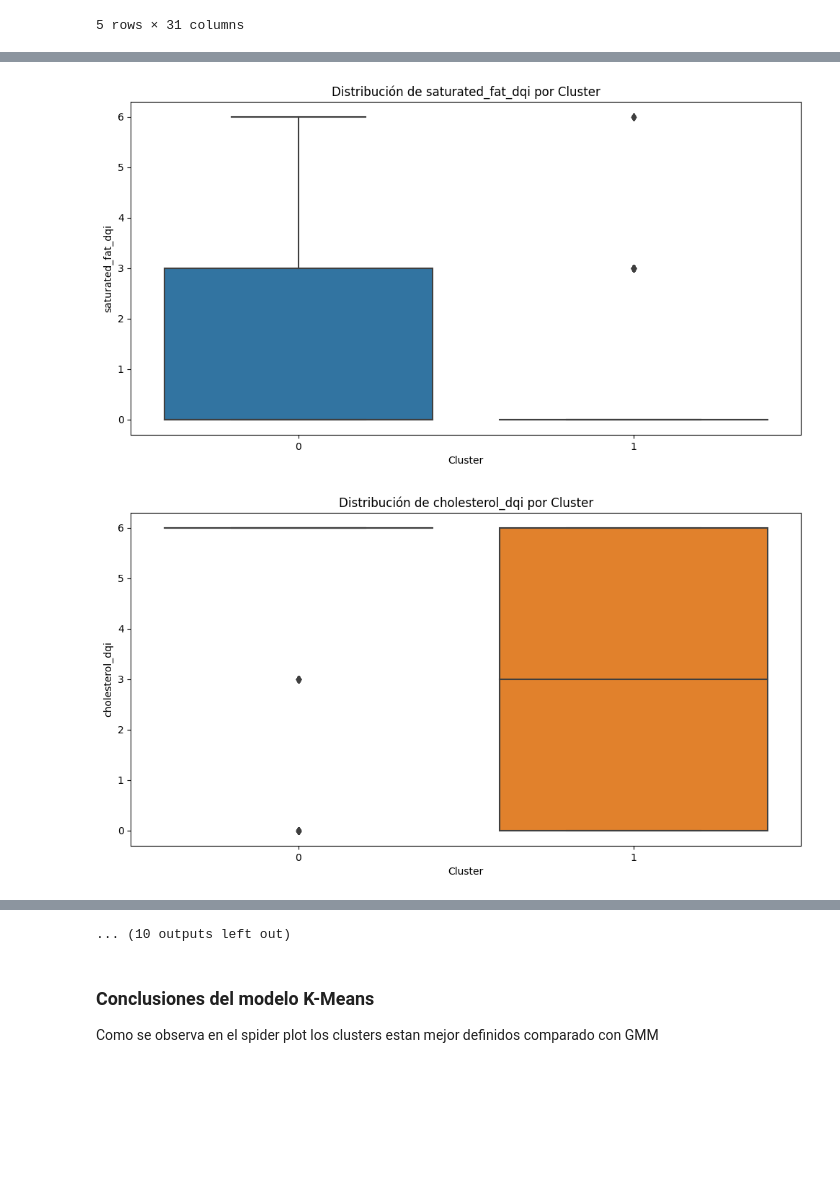
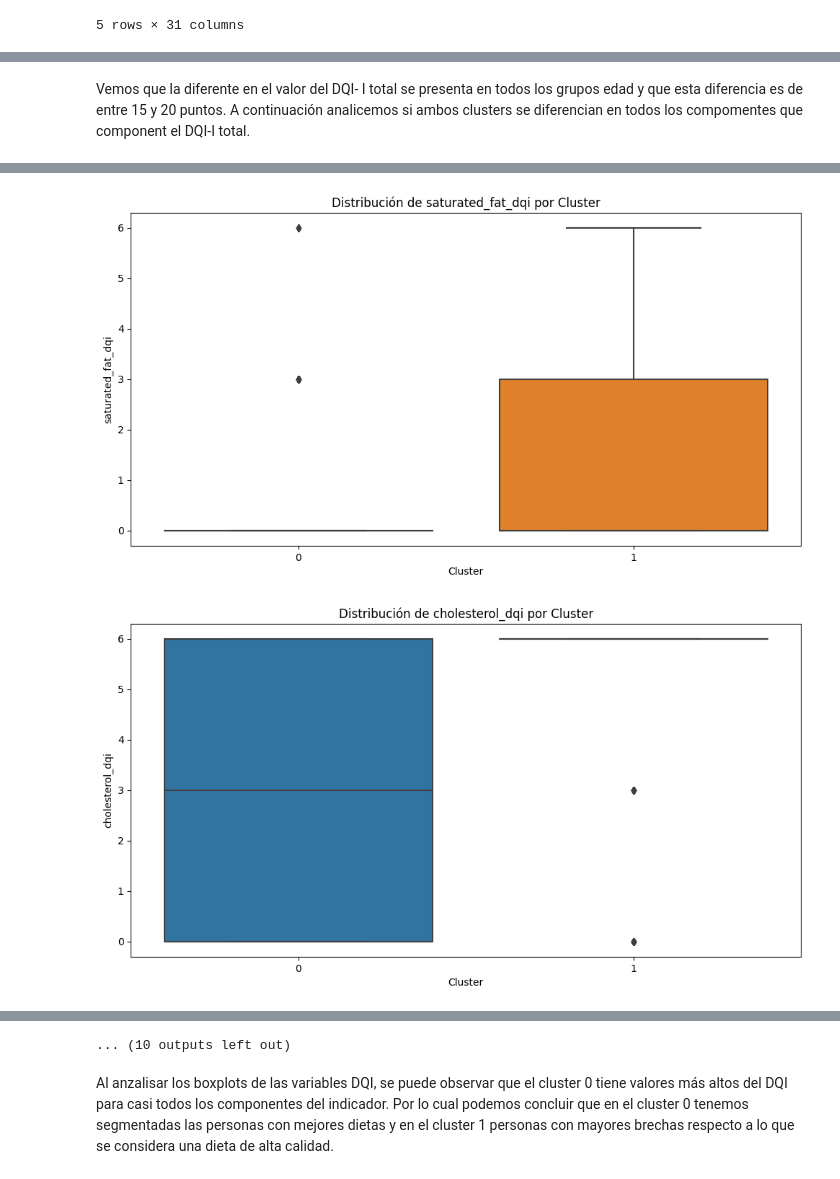
Before and after one commit to christiancalidad/ProyectoIntegradorSep24_Grupo15, a Jupyter notebook: 3.1 Modelo K-Means.ipynb, the cells around one changed output, grey strips where cells are left out. Saved outputs shown, nothing was run; the diff lists cells and outputs as text; code cells hidden in the pictures; blank space fills up the shorter version.

```diff
--- a/3.1 Modelo K-Means.ipynb
+++ b/3.1 Modelo K-Means.ipynb
@@ -16,5 +15,6 @@ from sklearn.mixture import GaussianMixture
 # %%
 df_dqi =pd.read_csv('./Data/Processed/df_dqi_final.csv', sep=';')
+df_clustering_pca = pd.read_csv('./Data/Processed/df_clustering_pca.csv', sep=';')
 df_dqi.head()
 # %% [output]
 |  | folio_integrante | macronutrients_dqi | fatty_acids_dqi | balance_dqi | empty_calories_dqi | total_fat_dqi | ... |
@@ -60,5 +26,0 @@ Como podemos observar en el resultado anterior, tenemos 37 columnas y solo 638 r
-# %%
-
-## Eliminar columnas que no se utilizarán en el proceso de clustering
-df_clustering_pca = df_dqi.copy()
-df_clustering_pca.drop(columns=['folio_integrante','edad', 'ponderador', 'grupo','resultado_general_entrevista'], inplace=True)
@@ -67,16 +26,0 @@ Aplicamos PCA
-# %%
-pipeline = Pipeline([
-    ('scaler', MinMaxScaler()),
-    ('pca', PCA(n_components=0.9))
-])
-
-# 2. Ajustar el pipeline a los datos
-df_clustering_pca = pipeline.fit_transform(df_clustering_pca)
-
-# Ver resultados
-pca_model = pipeline.named_steps['pca']
-print(f"Cantidad de componentes seleccionadas: {pca_model.n_components_}")
-print(f"Porcentaje de varianza explicada: {pca_model.explained_variance_ratio_.sum() * 100:.2f}%")
-
-df_clustering_pca = pd.DataFrame(df_clustering_pca, columns=[f"PC{i+1}" for i in range(pca_model.n_components_)])
-df_clustering_pca.head()
@@ -312,13 +234,17 @@ plt.show()
+# %% [markdown]
+Vemos que la diferente en el valor del DQI- I total se presenta en todos los grupos edad y que esta diferencia es de entre 15 y 20 puntos.
+A continuación analicemos si ambos clusters se diferencian en todos los compomentes que component el DQI-I total.
 # %%
 ## Generar boxplots para todas las columnas que contengan la palabra 'dqi'
 dqi_columns = df_dqi.filter(like='dqi').columns
+dqi_columns.drop('dqi_total')
 for column in dqi_columns:
     boxplot(df_dqi, 'Cluster', column, title=f'Distribución de {column} por Cluster')
 # %% [output]
 [figure]
 [figure]
 [figure]
 [figure]
 [figure]
-[figure, old version]
+[figure, new version]
-[figure, old version]
+[figure, new version]
@@ -330,5 +256,3 @@ for column in dqi_columns:
 ... (10 outputs left out)
-# %% [markdown]
-### Conclusiones del modelo K-Means
-
-Como se observa en el spider plot los clusters estan mejor definidos comparado con GMM
+# %% [markdown]
+Al anzalisar los boxplots de las variables DQI, se puede observar que el cluster 0 tiene valores más altos del DQI para casi todos los componentes del indicador. Por lo cual podemos concluir que en el cluster 0 tenemos segmentadas las personas con mejores dietas y en el cluster 1 personas con mayores brechas respecto a lo que se considera una dieta de alta calidad.
```
Also changed, not shown: parts of 19 cells of this notebook, 2 other files.
